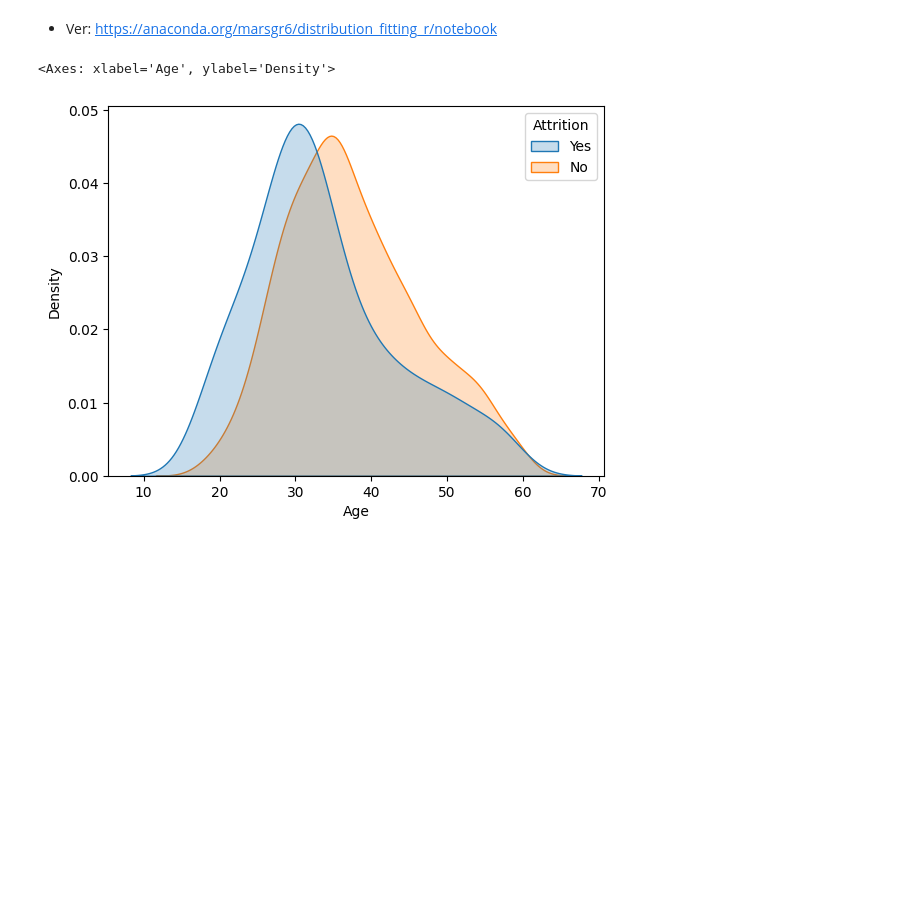
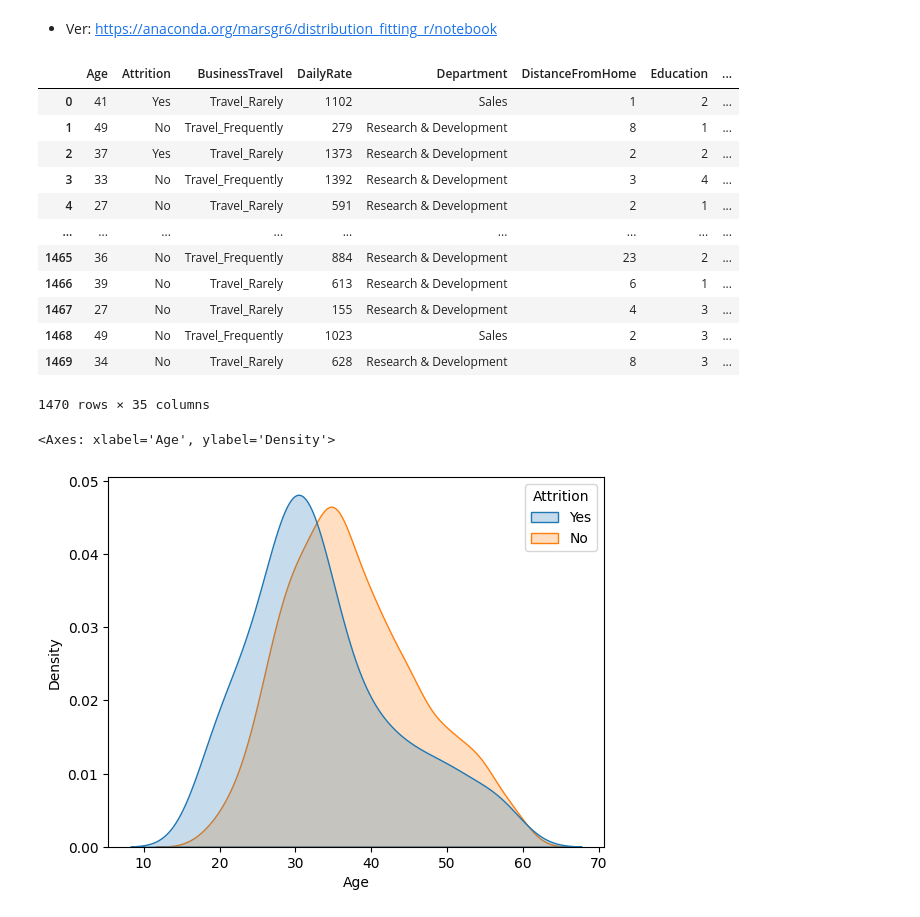
Before and after one commit to marsgr6/r-scripts, a Jupyter notebook: notebooks/Semana_2_test_ia_dist_fitting.ipynb, the cells around one changed output. Drawn from its saved outputs; the diff is of its cells as text; code cells hidden in the pictures; blank space fills up the shorter version.

```diff
--- a/notebooks/Semana_2_test_ia_dist_fitting.ipynb
+++ b/notebooks/Semana_2_test_ia_dist_fitting.ipynb
@@ -6,6 +6,22 @@ import seaborn as sns
 
 # También puede leer el archivo desde el repositorio de GitHub.
 data = pd.read_csv("https://raw.githubusercontent.com/marsgr6/EN-online/8a1cee296279c274d8f05f3905fce97c1f7636a2/data/CHR_data.csv")
+# %%
+data
+# %% [output]
+|  | Age | Attrition | BusinessTravel | DailyRate | Department | DistanceFromHome | Education | ... |
+| 0 | 41 | Yes | Travel_Rarely | 1102 | Sales | 1 | 2 | ... |
+| 1 | 49 | No | Travel_Frequently | 279 | Research & Development | 8 | 1 | ... |
+| 2 | 37 | Yes | Travel_Rarely | 1373 | Research & Development | 2 | 2 | ... |
+| 3 | 33 | No | Travel_Frequently | 1392 | Research & Development | 3 | 4 | ... |
+| 4 | 27 | No | Travel_Rarely | 591 | Research & Development | 2 | 1 | ... |
+| ... | ... | ... | ... | ... | ... | ... | ... | ... |
+| 1465 | 36 | No | Travel_Frequently | 884 | Research & Development | 23 | 2 | ... |
+| 1466 | 39 | No | Travel_Rarely | 613 | Research & Development | 6 | 1 | ... |
+| 1467 | 27 | No | Travel_Rarely | 155 | Research & Development | 4 | 3 | ... |
+| 1468 | 49 | No | Travel_Frequently | 1023 | Sales | 2 | 3 | ... |
+| 1469 | 34 | No | Travel_Rarely | 628 | Research & Development | 8 | 3 | ... |
+1470 rows × 35 columns
 # %%
 # prompt: build a kde for data.Age grouped by Attrition use common normalization as false fill true
 
```
Also changed, not shown: 1 other file.
